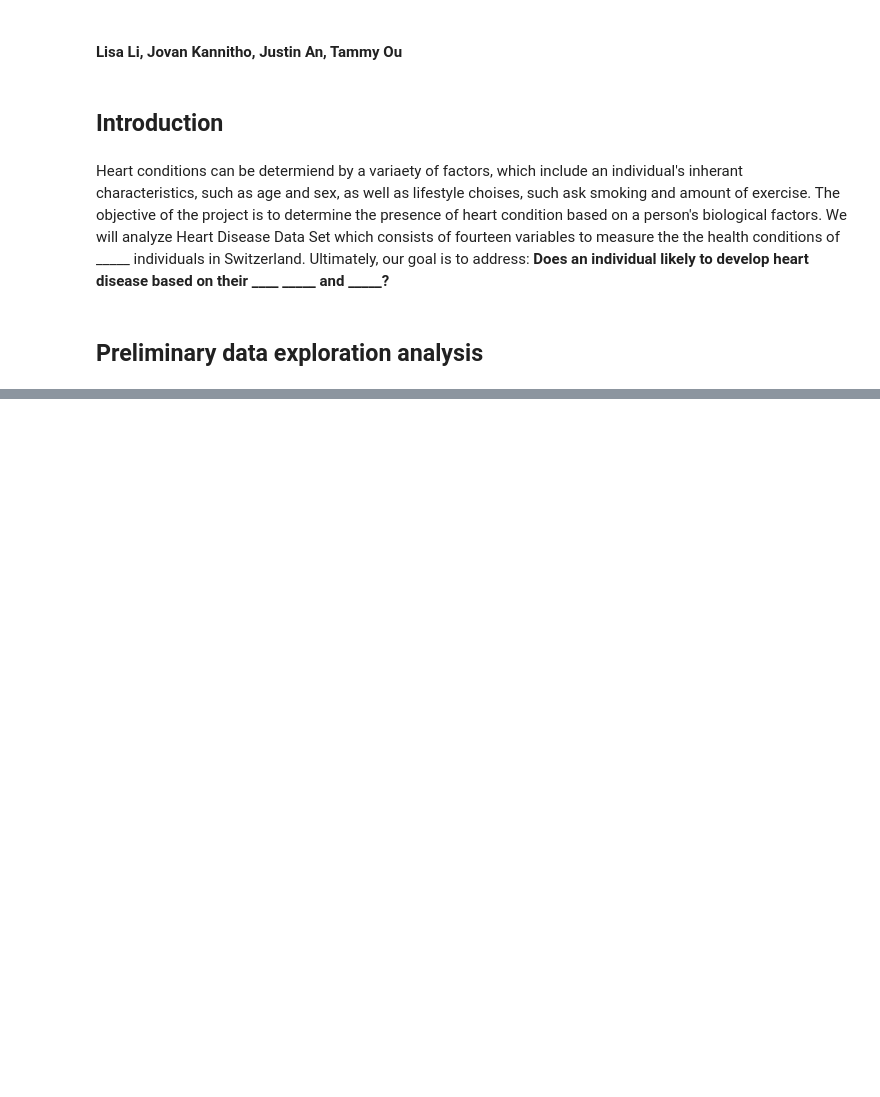
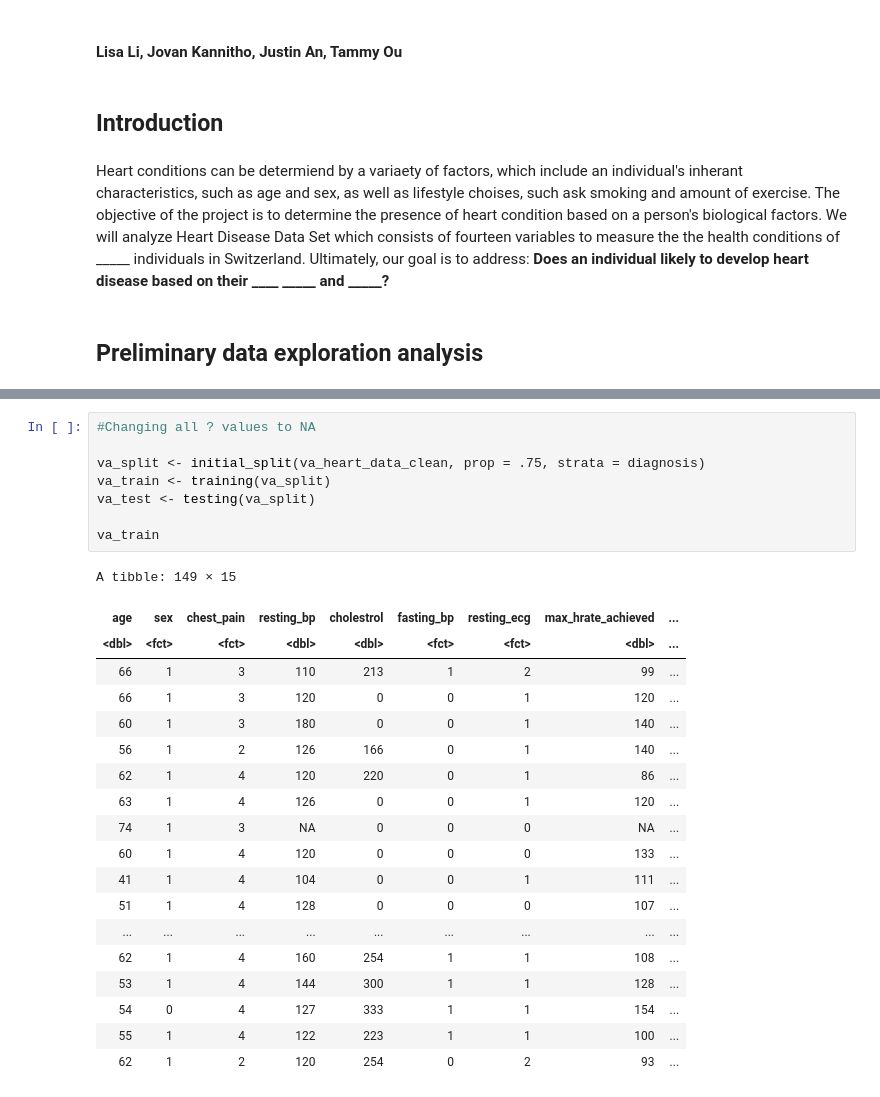
Before and after one commit to Majordingus2/group12-dsci-project, a Jupyter notebook: Untitled.ipynb, the cells around one changed output, grey strips where cells are left out. Drawn from its saved outputs; the diff is of its cells as text; blank space fills up the shorter version.

```diff
--- a/Untitled.ipynb
+++ b/Untitled.ipynb
@@ -83,0 +90,28 @@ A spec_tbl_df: 122 × 14
+# %%
+#Changing all ? values to NA
+
+va_split <- initial_split(va_heart_data_clean, prop = .75, strata = diagnosis)
+va_train <- training(va_split)
+va_test <- testing(va_split)
+
+va_train
+# %% [output]
+A tibble: 149 × 15
+| age | sex | chest_pain | resting_bp | cholestrol | fasting_bp | resting_ecg | max_hrate_achieved | ... |
+| <dbl> | <fct> | <fct> | <dbl> | <dbl> | <fct> | <fct> | <dbl> | ... |
+| 66 | 1 | 3 | 110 | 213 | 1 | 2 | 99 | ... |
+| 66 | 1 | 3 | 120 | 0 | 0 | 1 | 120 | ... |
+| 60 | 1 | 3 | 180 | 0 | 0 | 1 | 140 | ... |
+| 56 | 1 | 2 | 126 | 166 | 0 | 1 | 140 | ... |
+| 62 | 1 | 4 | 120 | 220 | 0 | 1 | 86 | ... |
+| 63 | 1 | 4 | 126 | 0 | 0 | 1 | 120 | ... |
+| 74 | 1 | 3 | NA | 0 | 0 | 0 | NA | ... |
+| 60 | 1 | 4 | 120 | 0 | 0 | 0 | 133 | ... |
+| 41 | 1 | 4 | 104 | 0 | 0 | 1 | 111 | ... |
+| 51 | 1 | 4 | 128 | 0 | 0 | 0 | 107 | ... |
+| ... | ... | ... | ... | ... | ... | ... | ... | ... |
+| 62 | 1 | 4 | 160 | 254 | 1 | 1 | 108 | ... |
+| 53 | 1 | 4 | 144 | 300 | 1 | 1 | 128 | ... |
+| 54 | 0 | 4 | 127 | 333 | 1 | 1 | 154 | ... |
+| 55 | 1 | 4 | 122 | 223 | 1 | 1 | 100 | ... |
+| 62 | 1 | 2 | 120 | 254 | 0 | 2 | 93 | ... |
```
Also changed, not shown: parts of 3 cells of this notebook.
